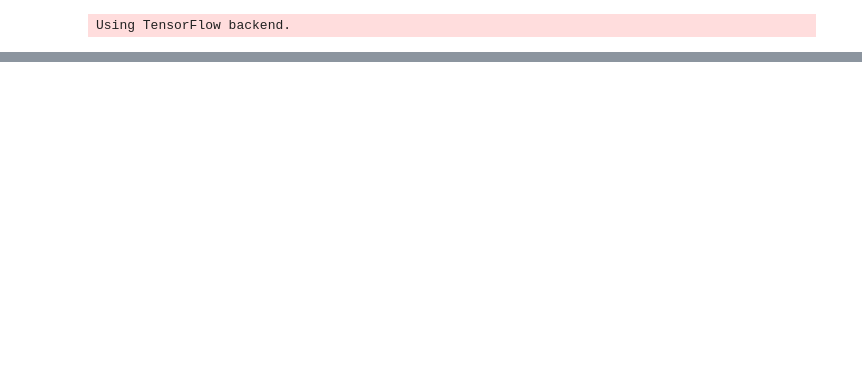
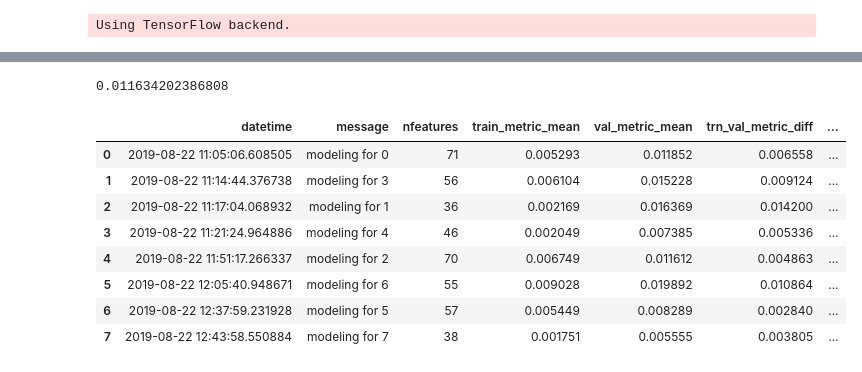
Before and after one commit to arhow/MolecularProperties, a Jupyter notebook: molecularproperties/select_features/process-queue-oof-scalar_coupling_constant3.ipynb, the cells around one changed output, grey strips where cells are left out. Saved outputs shown, nothing was run; the diff lists cells and outputs as text; code cells hidden in the pictures; blank space fills up the shorter version.

```diff
--- a/molecularproperties/select_features/process-queue-oof-scalar_coupling_constant3.ipynb
+++ b/molecularproperties/select_features/process-queue-oof-scalar_coupling_constant3.ipynb
@@ -500,0 +276,18 @@ init 5 -1.236895026643203 -1.8522039705242035
+# %%
+#pso
+df_trial = pd.DataFrame(mytrial)
+df_trial['trn_val_metric_diff_rate'] = df_trial['trn_val_metric_diff'] / df_trial['train_metric_mean']
+df_trial['log_val_mae'] = df_trial['val_metric_mean'].apply(lambda x : np.log(x))
+print(mean_absolute_error(df_valid_pred.sort_values(by=['index']).reset_index(drop=True).predict.values, df_train.reset_index(drop=True).y.values))
+df_trial[['datetime', 'message', 'nfeatures', 'train_metric_mean', 'val_metric_mean', 'trn_val_metric_diff', 'trn_val_metric_diff_rate', 'message', 'log_val_mae']]
+# %% [output]
+0.011634202386808
+|  | datetime | message | nfeatures | train_metric_mean | val_metric_mean | trn_val_metric_diff | ... |
+| 0 | 2019-08-22 11:05:06.608505 | modeling for 0 | 71 | 0.005293 | 0.011852 | 0.006558 | ... |
+| 1 | 2019-08-22 11:14:44.376738 | modeling for 3 | 56 | 0.006104 | 0.015228 | 0.009124 | ... |
+| 2 | 2019-08-22 11:17:04.068932 | modeling for 1 | 36 | 0.002169 | 0.016369 | 0.014200 | ... |
+| 3 | 2019-08-22 11:21:24.964886 | modeling for 4 | 46 | 0.002049 | 0.007385 | 0.005336 | ... |
+| 4 | 2019-08-22 11:51:17.266337 | modeling for 2 | 70 | 0.006749 | 0.011612 | 0.004863 | ... |
+| 5 | 2019-08-22 12:05:40.948671 | modeling for 6 | 55 | 0.009028 | 0.019892 | 0.010864 | ... |
+| 6 | 2019-08-22 12:37:59.231928 | modeling for 5 | 57 | 0.005449 | 0.008289 | 0.002840 | ... |
+| 7 | 2019-08-22 12:43:58.550884 | modeling for 7 | 38 | 0.001751 | 0.005555 | 0.003805 | ... |
```
Also changed, not shown: parts of 42 cells of this notebook, 1 other file.
